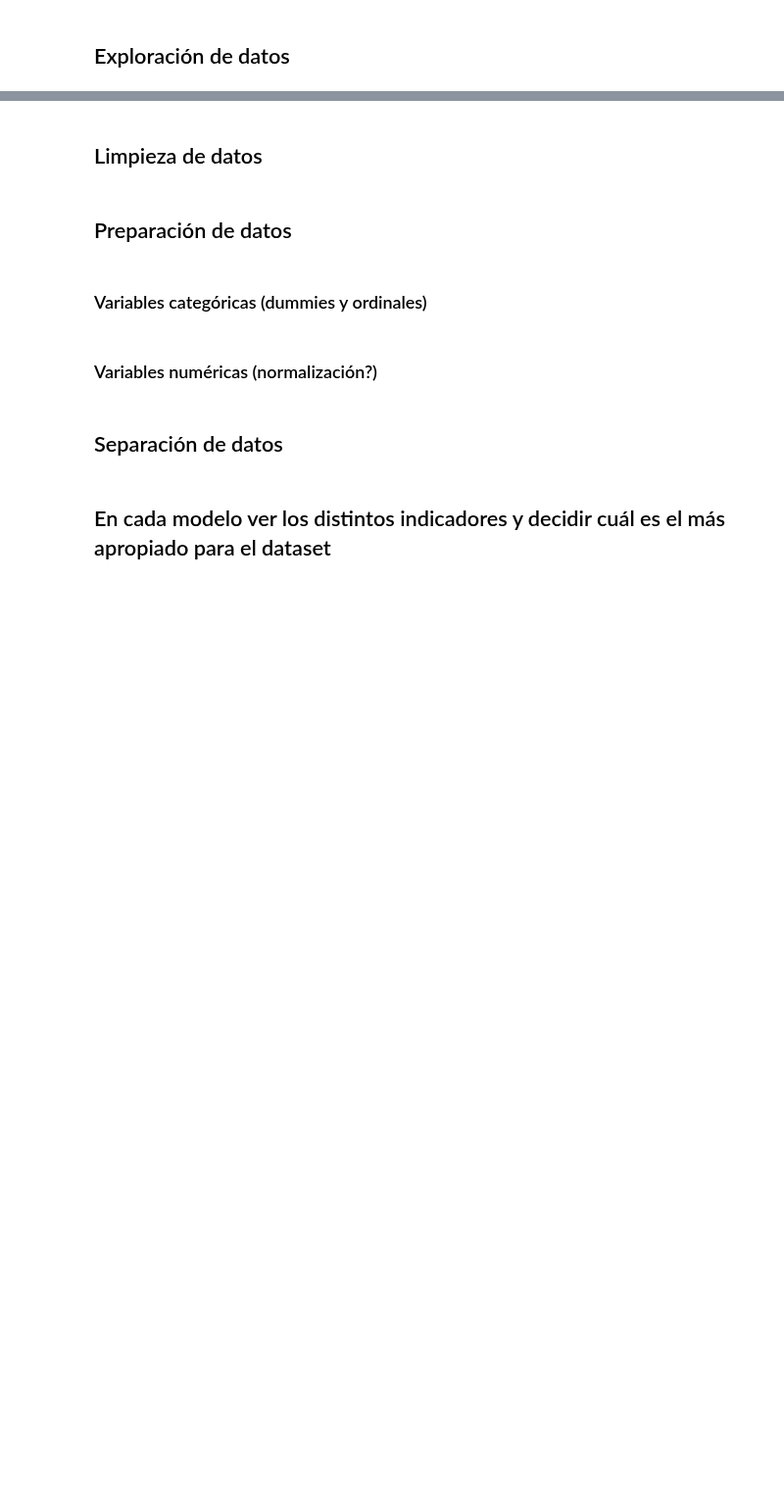
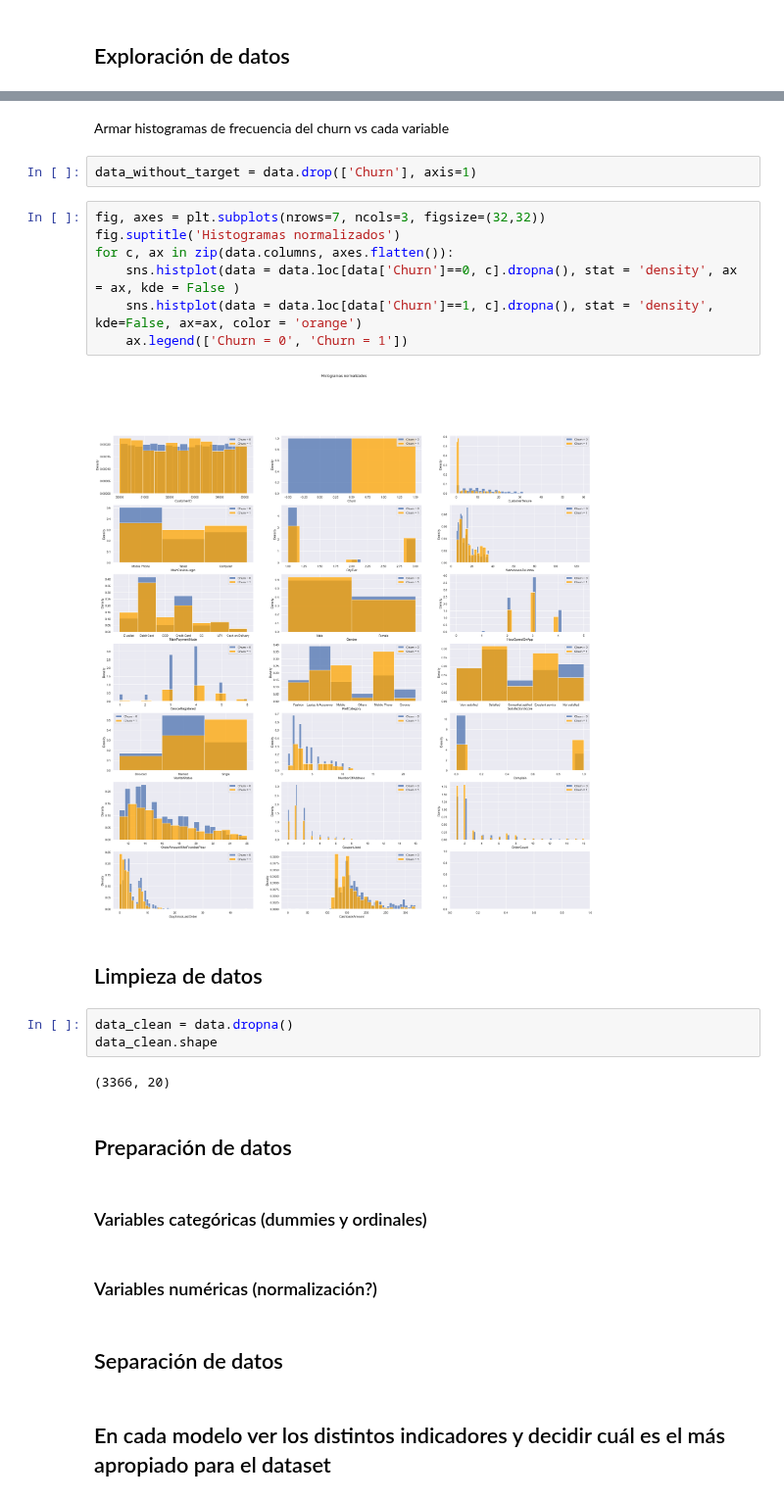
Before and after one commit to LuiosDyet/dh-ds-pi-1, a Jupyter notebook: TP3/TP3.ipynb, the cells around one changed output, grey strips where cells are left out. Shown at 98% size. Cells and saved outputs as stored; diff of their text form; blank space fills up the shorter version.

```diff
--- a/TP3/TP3.ipynb
+++ b/TP3/TP3.ipynb
@@ -9,5 +128,23 @@
+# %% [markdown]
+Armar histogramas de frecuencia del churn vs cada variable
+# %%
+data_without_target = data.drop(['Churn'], axis=1)
+# %%
+fig, axes = plt.subplots(nrows=7, ncols=3, figsize=(32,32))
+fig.suptitle('Histogramas normalizados')
+for c, ax in zip(data.columns, axes.flatten()):
+    sns.histplot(data = data.loc[data['Churn']==0, c].dropna(), stat = 'density', ax = ax, kde = False )
+    sns.histplot(data = data.loc[data['Churn']==1, c].dropna(), stat = 'density', kde=False, ax=ax, color = 'orange')
+    ax.legend(['Churn = 0', 'Churn = 1'])
+# %% [output]
+[figure, added]
 # %% [markdown]
 ## Limpieza de datos
+# %%
+data_clean = data.dropna()
+data_clean.shape
+# %% [output]
+(3366, 20)
 # %% [markdown]
 ## Preparación de datos
 # %% [markdown]
```
Also changed, not shown: parts of 10 cells of this notebook.
